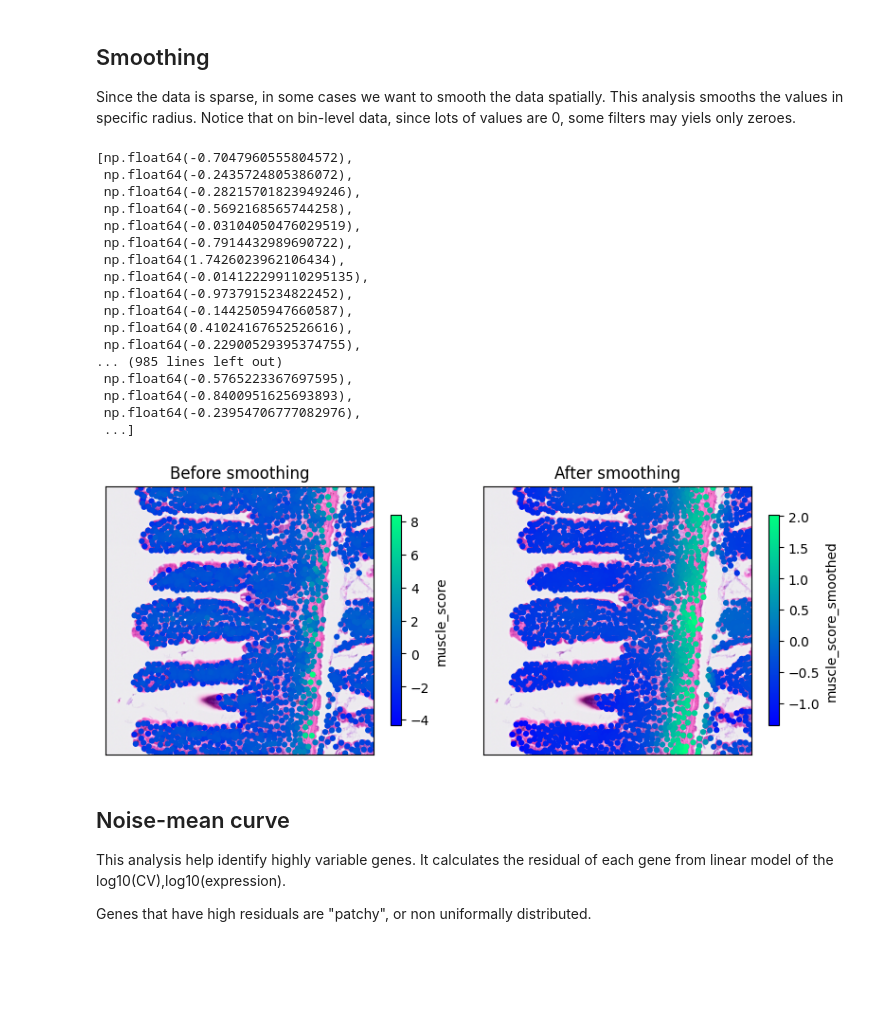
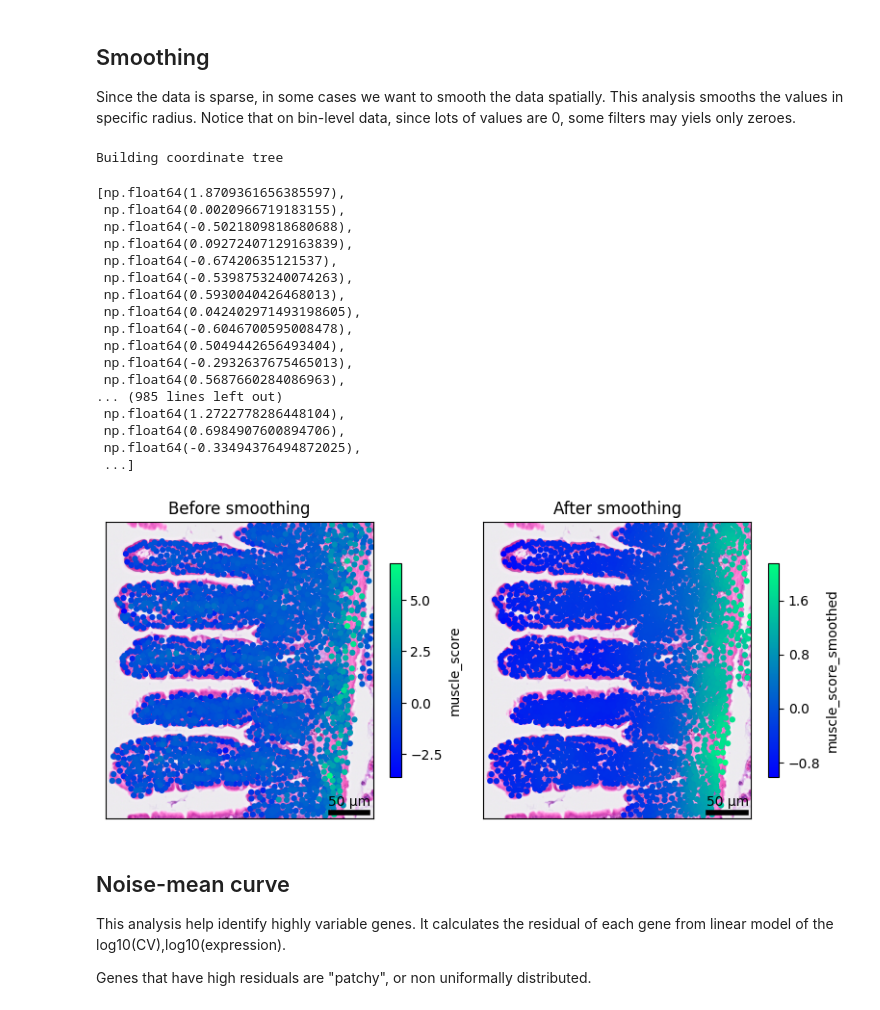
Before and after one commit to roynov01/HiVis, a Jupyter notebook: tutorials/5_analyses.ipynb, the cells around one changed output. Drawn from its saved outputs; the diff is of its cells as text; code cells hidden in the pictures; blank space fills up the shorter version.

```diff
--- a/tutorials/5_analyses.ipynb
+++ b/tutorials/5_analyses.ipynb
@@ -21,6 +21,7 @@ sys.path.append(os.path.abspath(".."))
 
 path = 'output/mouse_intestine.pkl'
 si = HiVis.load(path)
+sub = HiVis.load('output/mouse_intestine_subset.pkl')
 # %% [markdown]
 ## Pseudobulk
 Aggregates expression based on an OBS into an expression-matrix (for example genes by celltypes).
@@ -161,35 +170,36 @@ si.agg["SC"].plot.spatial("muscle_score",xlim=xlim,ylim=ylim,size=20)
 ## Smoothing
 Since the data is sparse, in some cases we want to smooth the data spatially. This analysis smooths the values in specific radius. Notice that on bin-level data, since lots of values are 0, some filters may yiels only zeroes.
 # %%
-si.agg["SC"].analysis.smooth("muscle_score", radius=40, method="mean", new_col_name="muscle_score_smoothed")
+sub.agg["SC"].analysis.smooth("muscle_score", radius=40, method="mean", new_col_name="muscle_score_smoothed")
 # %% [output]
-[np.float64(-0.7047960555804572),
- np.float64(-0.2435724805386072),
- np.float64(-0.28215701823949246),
- np.float64(-0.5692168565744258),
- np.float64(-0.03104050476029519),
- np.float64(-0.7914432989690722),
- np.float64(1.7426023962106434),
- np.float64(-0.014122299110295135),
- np.float64(-0.9737915234822452),
- np.float64(-0.1442505947660587),
- np.float64(0.41024167652526616),
- np.float64(-0.22900529395374755),
-... (985 lines left out)
- np.float64(-0.5765223367697595),
- np.float64(-0.8400951625693893),
- np.float64(-0.23954706777082976),
- ...]
+Building coordinate tree
+[np.float64(1.8709361656385597),
+ np.float64(0.0020966719183155),
+ np.float64(-0.5021809818680688),
+ np.float64(0.09272407129163839),
+ np.float64(-0.67420635121537),
+ np.float64(-0.5398753240074263),
+ np.float64(0.5930040426468013),
+ np.float64(0.042402971493198605),
+ np.float64(-0.6046700595008478),
+ np.float64(0.5049442656493404),
+ np.float64(-0.2932637675465013),
+ np.float64(0.5687660284086963),
+... (985 lines left out)
+ np.float64(1.2722778286448104),
+ np.float64(0.6984907600894706),
+ np.float64(-0.33494376494872025),
+ ...]
 # %%
 xlim = [0,450]
 ylim = [3400,3850]
 
 fig, axes = plt.subplots(1,2, figsize=(8,4))
-si.agg["SC"].plot.spatial("muscle_score", xlim=xlim, ylim=ylim,ax=axes[0],title="Before smoothing",size=20,axis_labels=False)
-si.agg["SC"].plot.spatial("muscle_score_smoothed", xlim=xlim, ylim=ylim,ax=axes[1],title="After smoothing",size=20,axis_labels=False)
+sub.agg["SC"].plot.spatial("muscle_score",ax=axes[0],title="Before smoothing",size=20,axis_labels=False)
+sub.agg["SC"].plot.spatial("muscle_score_smoothed", ax=axes[1],title="After smoothing",size=20,axis_labels=False)
 plt.tight_layout()
 # %% [output]
-[figure, old version]
+[figure, new version]
 # %% [markdown]
 ## Noise-mean curve
 This analysis help identify highly variable genes. It calculates the residual of each gene from linear model of the log10(CV),log10(expression).
```
Also changed, not shown: parts of 18 cells of this notebook, 5 other files.
